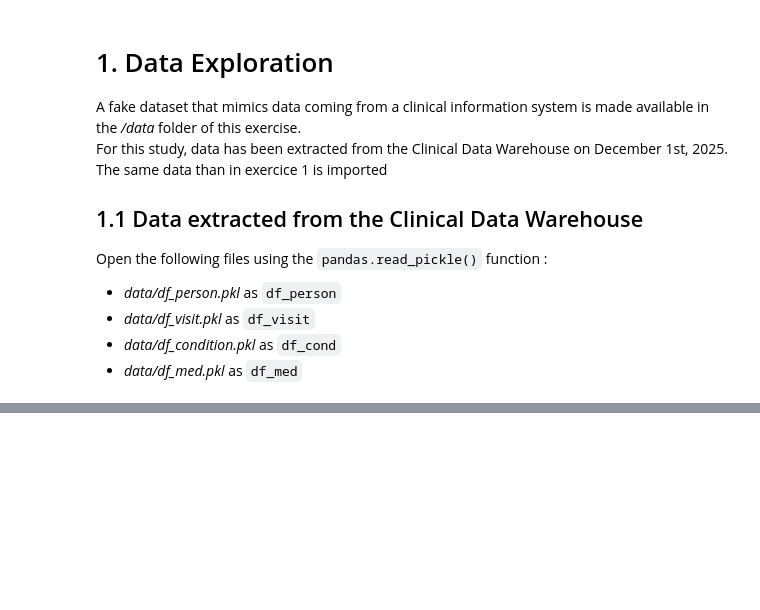
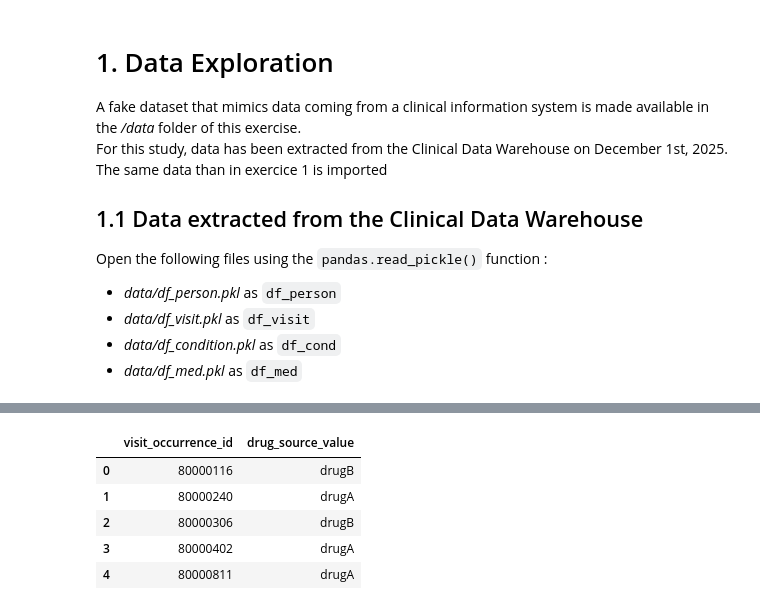
Before and after one commit to JCharline/ei_cs_2023, a Jupyter notebook: exercises/exercise3/ex3_enonce.ipynb, the cells around one changed output, grey strips where cells are left out. Saved outputs shown, nothing was run; the diff lists cells and outputs as text; code cells hidden in the pictures; blank space fills up the shorter version.

```diff
--- a/exercises/exercise3/ex3_enonce.ipynb
+++ b/exercises/exercise3/ex3_enonce.ipynb
@@ -156,7 +51,0 @@ t_start = #TODO
-# %%
-list_taboo_hospital = []
-for _, row in estimate.query('concept_name=="t0"').iterrows():
-    if row['concept_value'] > t_start:
-        list_taboo_hospital.append(row['care_site_id'])
-print('Hospitals which data is discarded: {}'.format(list_taboo_hospital))
-df_visit_fix = df_visit.query('care_site_id not in @list_taboo_hospital')
@@ -176,0 +277,31 @@ Now that we have pre-processed raw data to correct flawed or missing values and
+# %%
+def calc_value(x):
+    state = "unknown"
+    for _, row in x.iterrows():
+        if row['label'] in ['medicament', 'drugA', 'drugB'] and row['negation']:
+            if state == "unknown" or state == "control":
+                state = "control"
+            else:
+                state = "ambiguous"
+        elif row['label'] == 'drugA' and not row['negation']:
+            if state == "unknown" or state == "drugA":
+                state = "drugA"
+            else:
+                state = "ambiguous"
+        elif row['label'] == 'drugB' and not row['negation']:
+            if state == "unknown" or state == "drugB":
+                state = "drugB"
+            else:
+                state = "ambiguous"
+    return state
+
+undesired_state = ['unknown', 'ambiguous']
+ents_grouped = #TODO
+ents_grouped.head()
+# %% [output]
+|  | visit_occurrence_id | drug_source_value |
+| 0 | 80000116 | drugB |
+| 1 | 80000240 | drugA |
+| 2 | 80000306 | drugB |
+| 3 | 80000402 | drugA |
+| 4 | 80000811 | drugA |
```
Also changed, not shown: parts of 73 cells of this notebook, 7 other files.
